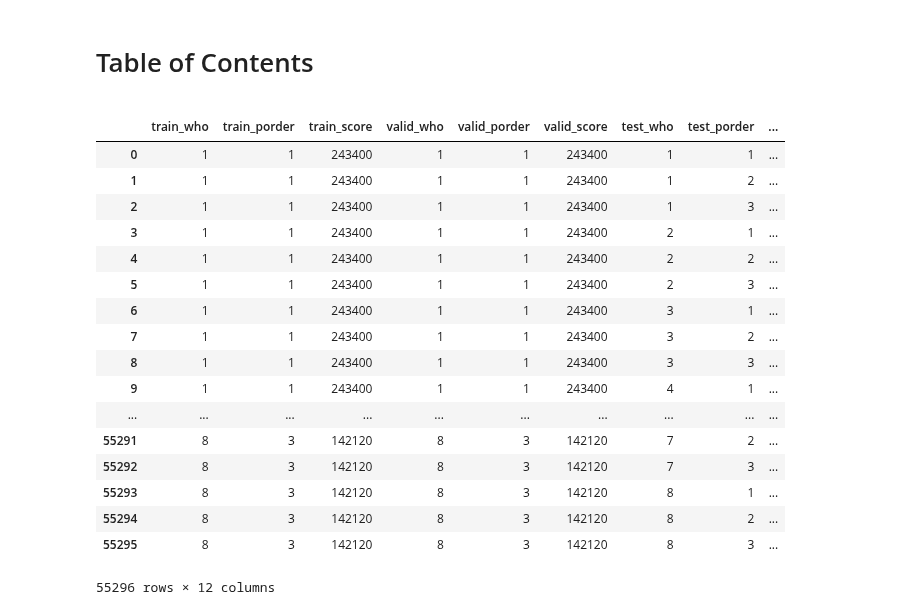
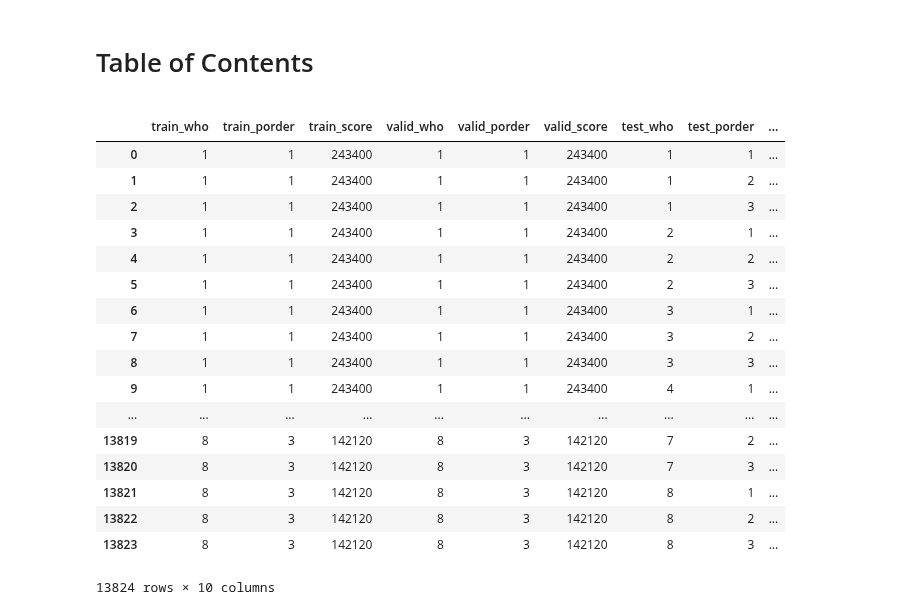
Before and after one commit to dsmilab/Taiko-Master, a Jupyter notebook: util/doraemon_analysis.ipynb, the cells around one changed output. Saved outputs shown, nothing was run; the diff lists cells and outputs as text; code cells hidden in the pictures.

```diff
--- a/util/doraemon_analysis.ipynb
+++ b/util/doraemon_analysis.ipynb
@@ -7,37 +9,26 @@ import seaborn as sns
 import numpy as np
 import pandas as pd
 from tqdm import tqdm
-# %%
-PREFIX = ['yes', 'no']
-
-result_dfs = []
-
-for scl_prefix in PREFIX:
-    for re_prefix in PREFIX:
-        result_df = pd.read_csv('CSV/song1_result-' + scl_prefix + '-scale-' +
-                                re_prefix + '-resample.csv')
-        result_df['scaling'] = scl_prefix
-        result_df['resampling'] = re_prefix
-        result_dfs.append(result_df)
-        result_df = pd.concat(result_dfs, ignore_index=True)
-result_df
-# %% [output]
-|  | train_who | train_porder | train_score | valid_who | valid_porder | valid_score | test_who | test_porder | ... |
-| 0 | 1 | 1 | 243400 | 1 | 1 | 243400 | 1 | 1 | ... |
-| 1 | 1 | 1 | 243400 | 1 | 1 | 243400 | 1 | 2 | ... |
-| 2 | 1 | 1 | 243400 | 1 | 1 | 243400 | 1 | 3 | ... |
-| 3 | 1 | 1 | 243400 | 1 | 1 | 243400 | 2 | 1 | ... |
-| 4 | 1 | 1 | 243400 | 1 | 1 | 243400 | 2 | 2 | ... |
-| 5 | 1 | 1 | 243400 | 1 | 1 | 243400 | 2 | 3 | ... |
-| 6 | 1 | 1 | 243400 | 1 | 1 | 243400 | 3 | 1 | ... |
-| 7 | 1 | 1 | 243400 | 1 | 1 | 243400 | 3 | 2 | ... |
-| 8 | 1 | 1 | 243400 | 1 | 1 | 243400 | 3 | 3 | ... |
-| 9 | 1 | 1 | 243400 | 1 | 1 | 243400 | 4 | 1 | ... |
-| ... | ... | ... | ... | ... | ... | ... | ... | ... | ... |
-| 55291 | 8 | 3 | 142120 | 8 | 3 | 142120 | 7 | 2 | ... |
-| 55292 | 8 | 3 | 142120 | 8 | 3 | 142120 | 7 | 3 | ... |
-| 55293 | 8 | 3 | 142120 | 8 | 3 | 142120 | 8 | 1 | ... |
-| 55294 | 8 | 3 | 142120 | 8 | 3 | 142120 | 8 | 2 | ... |
-| 55295 | 8 | 3 | 142120 | 8 | 3 | 142120 | 8 | 3 | ... |
-55296 rows × 12 columns
+# %%
+result_df = pd.read_csv('CSV/song1_result.csv')
+result_df
+# %% [output]
+|  | train_who | train_porder | train_score | valid_who | valid_porder | valid_score | test_who | test_porder | ... |
+| 0 | 1 | 1 | 243400 | 1 | 1 | 243400 | 1 | 1 | ... |
+| 1 | 1 | 1 | 243400 | 1 | 1 | 243400 | 1 | 2 | ... |
+| 2 | 1 | 1 | 243400 | 1 | 1 | 243400 | 1 | 3 | ... |
+| 3 | 1 | 1 | 243400 | 1 | 1 | 243400 | 2 | 1 | ... |
+| 4 | 1 | 1 | 243400 | 1 | 1 | 243400 | 2 | 2 | ... |
+| 5 | 1 | 1 | 243400 | 1 | 1 | 243400 | 2 | 3 | ... |
+| 6 | 1 | 1 | 243400 | 1 | 1 | 243400 | 3 | 1 | ... |
+| 7 | 1 | 1 | 243400 | 1 | 1 | 243400 | 3 | 2 | ... |
+| 8 | 1 | 1 | 243400 | 1 | 1 | 243400 | 3 | 3 | ... |
+| 9 | 1 | 1 | 243400 | 1 | 1 | 243400 | 4 | 1 | ... |
+| ... | ... | ... | ... | ... | ... | ... | ... | ... | ... |
+| 13819 | 8 | 3 | 142120 | 8 | 3 | 142120 | 7 | 2 | ... |
+| 13820 | 8 | 3 | 142120 | 8 | 3 | 142120 | 7 | 3 | ... |
+| 13821 | 8 | 3 | 142120 | 8 | 3 | 142120 | 8 | 1 | ... |
+| 13822 | 8 | 3 | 142120 | 8 | 3 | 142120 | 8 | 2 | ... |
+| 13823 | 8 | 3 | 142120 | 8 | 3 | 142120 | 8 | 3 | ... |
+13824 rows × 10 columns
 # %%
```
Also changed, not shown: parts of 7 cells of this notebook, 17 other files.
